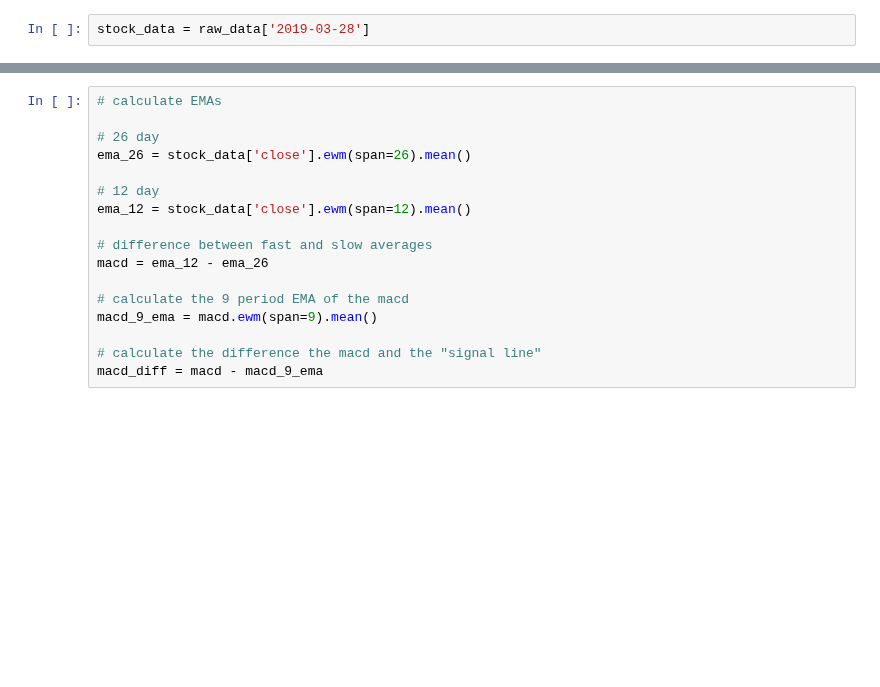
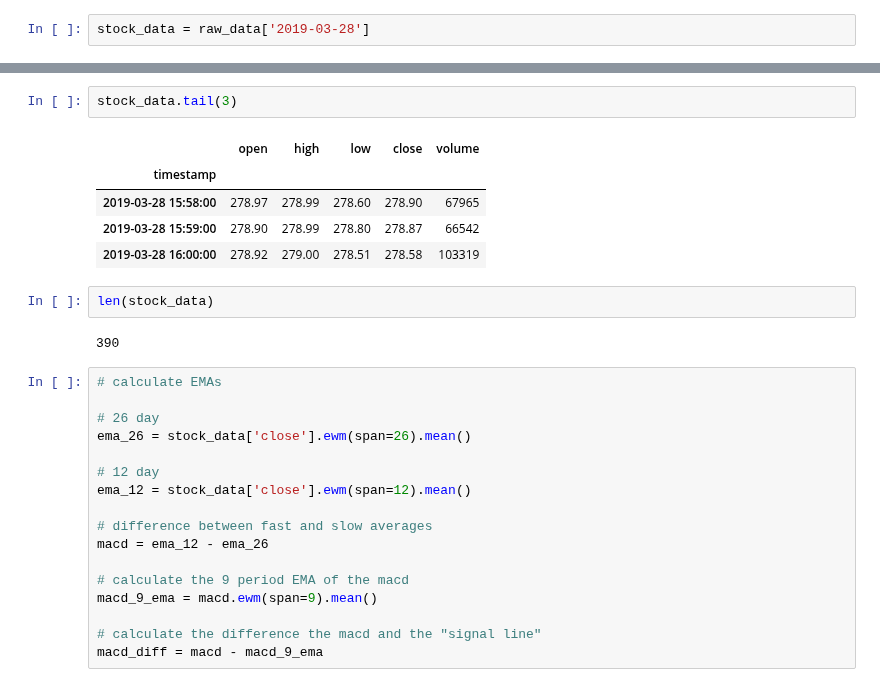
Before and after one commit to franklili3/Python-for-Finance-Engineering, a Jupyter notebook: homework2/homework2.ipynb, the cells around one changed output, grey strips where cells are left out. Cells and saved outputs as stored; diff of their text form; blank space fills up the shorter version.

```diff
--- a/homework2/homework2.ipynb
+++ b/homework2/homework2.ipynb
@@ -261,3 +270,15 @@ stock_data = raw_data['2019-03-28']
+# %%
+stock_data.tail(3)
+# %% [output]
+|  | open | high | low | close | volume |
+| timestamp |  |  |  |  |  |
+| 2019-03-28 15:58:00 | 278.97 | 278.99 | 278.60 | 278.90 | 67965 |
+| 2019-03-28 15:59:00 | 278.90 | 278.99 | 278.80 | 278.87 | 66542 |
+| 2019-03-28 16:00:00 | 278.92 | 279.00 | 278.51 | 278.58 | 103319 |
+# %%
+len(stock_data)
+# %% [output]
+390
 # %%
 # calculate EMAs
 
```
Also changed, not shown: parts of 3 cells of this notebook, 1 other file.
